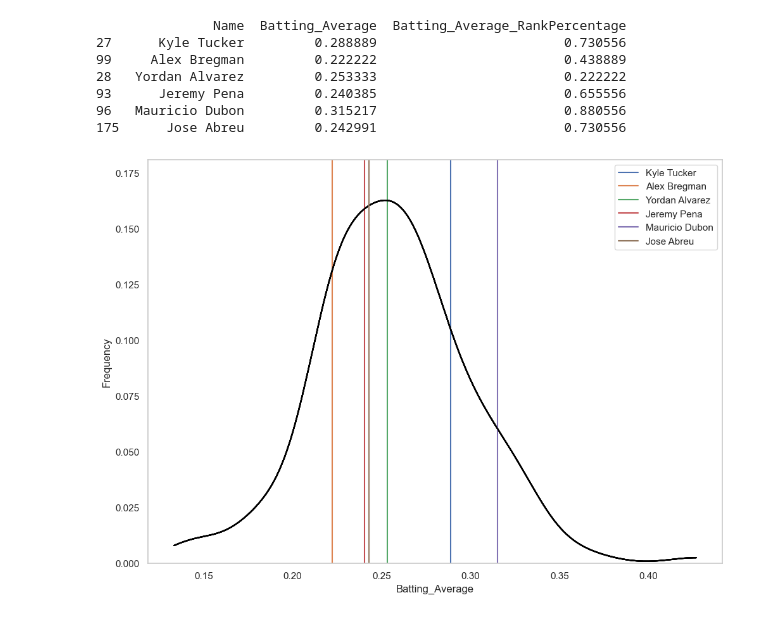
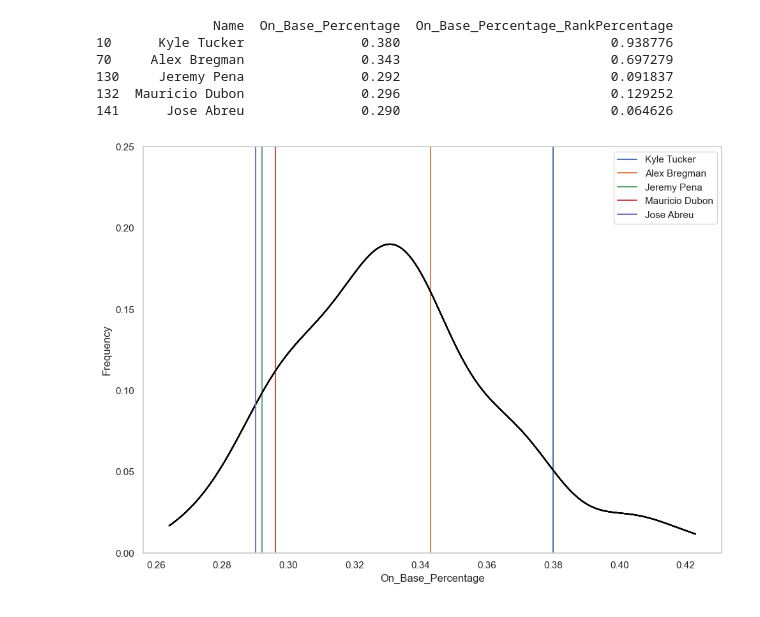
Before and after one commit to andtinsley/Baseaball_Sabermetrics, a Jupyter notebook: BattingStatistics.ipynb, the cells around one changed output. Drawn from its saved outputs; the diff is of its cells as text; code cells hidden in the pictures.

Commit message:
Add stats OBP and SLG
add getStats for OBP and SLG

```diff
--- a/BattingStatistics.ipynb
+++ b/BattingStatistics.ipynb
@@ -16,10 +16,26 @@ def MinReqAB(dataset):
     return dataset[meetsRequirement]
 d = MinReqAB(d)
 # %%
-def BattingStat(nameStatistic, datasetStat, getTeam):
-    d[nameStatistic]=d[datasetStat] / d["AB"]
-#ranked batting average
-    d[nameStatistic + '_RankPercentage'] = d[datasetStat].rank()/d[datasetStat].count()
+def BattingStat(getStat, getTeam):
+    """
+    nameStatistic statistic to pull
+    BA, SLG, OBP
+    """
+    if getStat == 'BA':
+        nameStatistic = 'Batting_Average'
+
+        d[nameStatistic]=d["H"] / d["AB"]
+
+    if getStat == 'SLG':
+        nameStatistic = 'Slugging_Percentage'
+        d[nameStatistic] = d[getStat]
+
+    if getStat == 'OBP':
+        nameStatistic='On_Base_Percentage'
+        d[nameStatistic] = d[getStat]
+    #ranked batting average
+    d[nameStatistic + '_RankPercentage'] = d[nameStatistic].rank()/d[nameStatistic].count()
+
     Team = d[d['Team'] == getTeam]
 
 
@@ -39,13 +55,12 @@ def BattingStat(nameStatistic, datasetStat, getTeam):
         ax.legend()
     print(Team[['Name', nameStatistic, nameStatistic + '_RankPercentage']])
 # %%
-BattingStat("Batting_Average", "H", "HOU")
+BattingStat("OBP", "HOU")
 # %% [output]
-               Name  Batting_Average  Batting_Average_RankPercentage
-27      Kyle Tucker         0.288889                        0.730556
-99     Alex Bregman         0.222222                        0.438889
-28   Yordan Alvarez         0.253333                        0.222222
-93      Jeremy Pena         0.240385                        0.655556
-96   Mauricio Dubon         0.315217                        0.880556
-175      Jose Abreu         0.242991                        0.730556
+               Name  On_Base_Percentage  On_Base_Percentage_RankPercentage
+10      Kyle Tucker               0.380                           0.938776
+70     Alex Bregman               0.343                           0.697279
+130     Jeremy Pena               0.292                           0.091837
+132  Mauricio Dubon               0.296                           0.129252
+141      Jose Abreu               0.290                           0.064626
-[figure, old version]
+[figure, new version]
```
